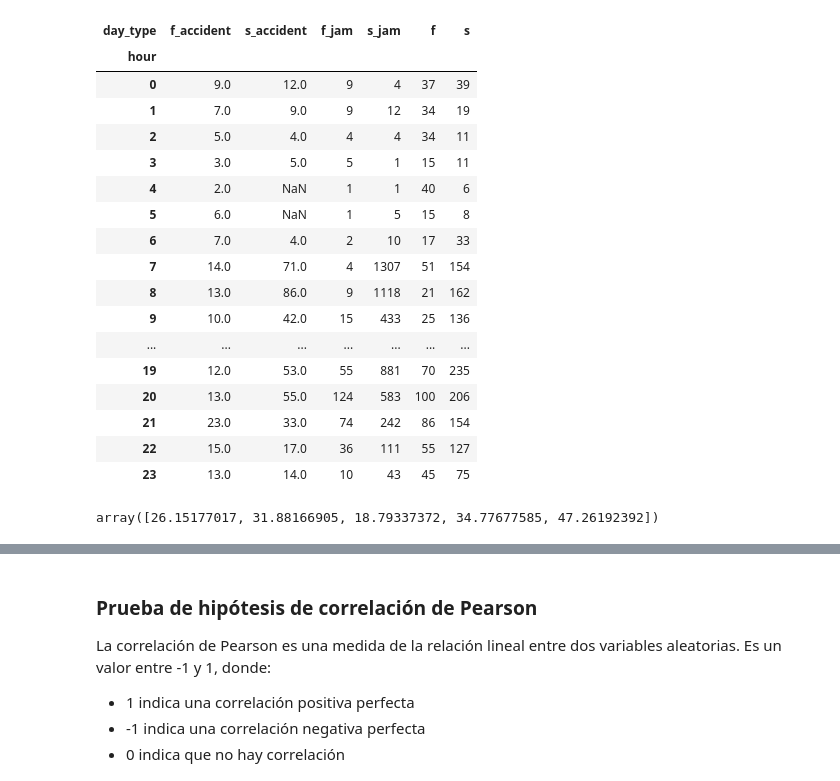
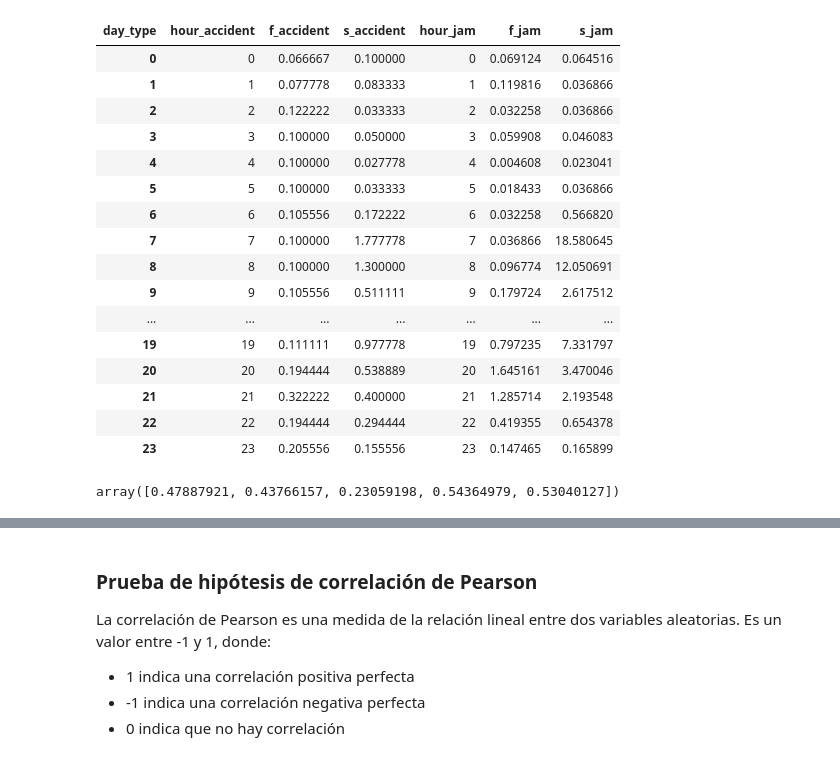
Before and after one commit to richardhapb/antof-traffic-client, a Jupyter notebook: analisis/hipotesis.ipynb, the cells around one changed output, grey strips where cells are left out. Saved outputs shown, nothing was run; the diff lists cells and outputs as text; code cells hidden in the pictures.

```diff
--- a/analisis/hipotesis.ipynb
+++ b/analisis/hipotesis.ipynb
@@ -1,49 +1,40 @@
 # %%
-import utils.utils as utils
+from utils import utils
 import matplotlib.pyplot as plt
 from scipy.stats import pearsonr, t, norm
 import numpy as np
+from sklearn.linear_model import LinearRegression
+from sklearn.model_selection import train_test_split
 
-alerts_antof, _ = utils.load_data('data/waze.json')
+alerts = utils.get_data()
 
-alerts_antof = utils.separate_coords(alerts_antof)
-
-accident = utils.extract_event(alerts_antof, ['ACCIDENT'])
-jam = utils.extract_event(alerts_antof, ['JAM'])
-hazard = utils.extract_event(alerts_antof, ['HAZARD'])
-
-hourly_accident = utils.hourly_group(accident)
-hourly_jam = utils.hourly_group(jam)
-hourly_hazard = utils.hourly_group(hazard)
+hourly_accident = utils.hourly_group(alerts.data[alerts.data["type"] == "ACCIDENT"])
+hourly_jam = utils.hourly_group(alerts.data[alerts.data["type"] == "JAM"])
 # %%
-from sklearn.linear_model import LinearRegression
-from sklearn.model_selection import train_test_split
-
 linear_model = LinearRegression()
 
 # Join the three DataFrames on the 'hour' index
-dat = hourly_accident.join(hourly_jam, lsuffix='_accident', rsuffix='_jam').join(hourly_hazard, rsuffix='_hazard')
+dat = hourly_accident.join(hourly_jam, lsuffix='_accident', rsuffix='_jam')
 
 dat
 # %% [output]
-| day_type | f_accident | s_accident | f_jam | s_jam | f | s |
-| hour |  |  |  |  |  |  |
-| 0 | 9.0 | 12.0 | 9 | 4 | 37 | 39 |
-| 1 | 7.0 | 9.0 | 9 | 12 | 34 | 19 |
-| 2 | 5.0 | 4.0 | 4 | 4 | 34 | 11 |
-| 3 | 3.0 | 5.0 | 5 | 1 | 15 | 11 |
-| 4 | 2.0 | NaN | 1 | 1 | 40 | 6 |
-| 5 | 6.0 | NaN | 1 | 5 | 15 | 8 |
-| 6 | 7.0 | 4.0 | 2 | 10 | 17 | 33 |
-| 7 | 14.0 | 71.0 | 4 | 1307 | 51 | 154 |
-| 8 | 13.0 | 86.0 | 9 | 1118 | 21 | 162 |
-| 9 | 10.0 | 42.0 | 15 | 433 | 25 | 136 |
+| day_type | hour_accident | f_accident | s_accident | hour_jam | f_jam | s_jam |
+| 0 | 0 | 0.066667 | 0.100000 | 0 | 0.069124 | 0.064516 |
+| 1 | 1 | 0.077778 | 0.083333 | 1 | 0.119816 | 0.036866 |
+| 2 | 2 | 0.122222 | 0.033333 | 2 | 0.032258 | 0.036866 |
+| 3 | 3 | 0.100000 | 0.050000 | 3 | 0.059908 | 0.046083 |
+| 4 | 4 | 0.100000 | 0.027778 | 4 | 0.004608 | 0.023041 |
+| 5 | 5 | 0.100000 | 0.033333 | 5 | 0.018433 | 0.036866 |
+| 6 | 6 | 0.105556 | 0.172222 | 6 | 0.032258 | 0.566820 |
+| 7 | 7 | 0.100000 | 1.777778 | 7 | 0.036866 | 18.580645 |
+| 8 | 8 | 0.100000 | 1.300000 | 8 | 0.096774 | 12.050691 |
+| 9 | 9 | 0.105556 | 0.511111 | 9 | 0.179724 | 2.617512 |
 | ... | ... | ... | ... | ... | ... | ... |
-| 19 | 12.0 | 53.0 | 55 | 881 | 70 | 235 |
-| 20 | 13.0 | 55.0 | 124 | 583 | 100 | 206 |
-| 21 | 23.0 | 33.0 | 74 | 242 | 86 | 154 |
-| 22 | 15.0 | 17.0 | 36 | 111 | 55 | 127 |
-| 23 | 13.0 | 14.0 | 10 | 43 | 45 | 75 |
+| 19 | 19 | 0.111111 | 0.977778 | 19 | 0.797235 | 7.331797 |
+| 20 | 20 | 0.194444 | 0.538889 | 20 | 1.645161 | 3.470046 |
+| 21 | 21 | 0.322222 | 0.400000 | 21 | 1.285714 | 2.193548 |
+| 22 | 22 | 0.194444 | 0.294444 | 22 | 0.419355 | 0.654378 |
+| 23 | 23 | 0.205556 | 0.155556 | 23 | 0.147465 | 0.165899 |
 # %%
 dat = dat[['s_accident', 's_jam']]
 
@@ -64,7 +55,7 @@ y_pred = linear_model.predict(X_test)
 
 y_pred
 # %% [output]
-array([26.15177017, 31.88166905, 18.79337372, 34.77677585, 47.26192392])
+array([0.47887921, 0.43766157, 0.23059198, 0.54364979, 0.53040127])
 # %%
 from sklearn.metrics import root_mean_squared_error, r2_score
 
```
Also changed, not shown: parts of 22 cells of this notebook, 8 other files.
